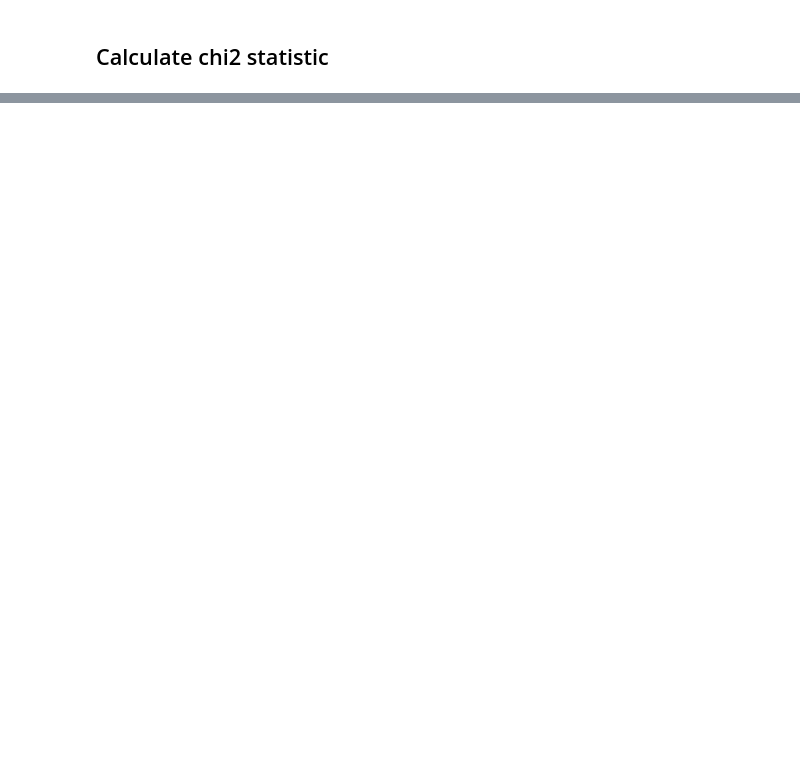
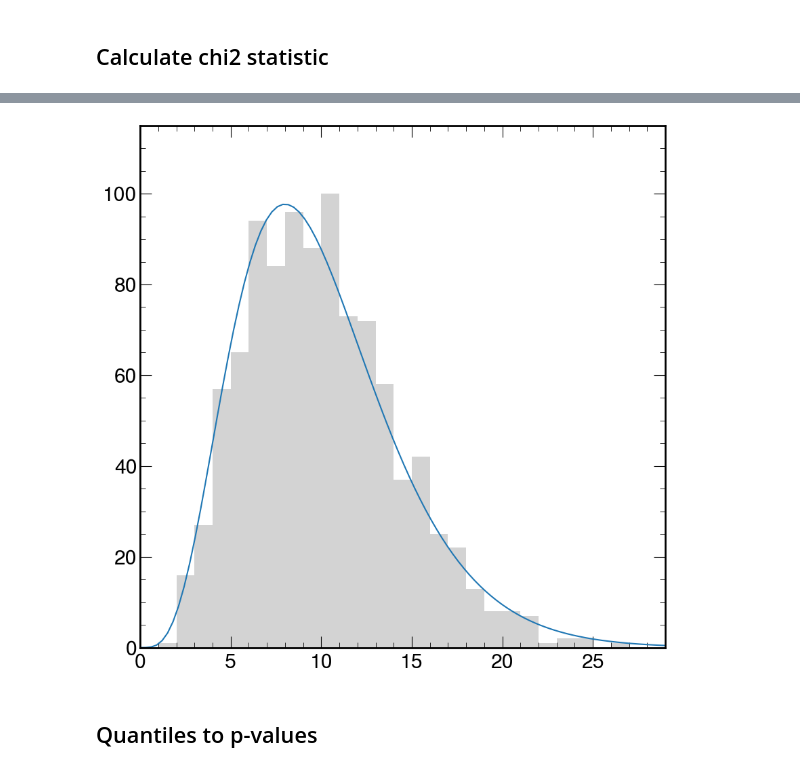
Before and after one commit to rreece/statistics-notebooks, a Jupyter notebook: notebooks/chi2-distribution.ipynb, the cells around one changed output, grey strips where cells are left out. Saved outputs shown, nothing was run; the diff lists cells and outputs as text; code cells hidden in the pictures; blank space fills up the shorter version.

```diff
--- a/notebooks/chi2-distribution.ipynb
+++ b/notebooks/chi2-distribution.ipynb
@@ -71,0 +109,6 @@ z
+# %%
+fig
+# %% [output]
+[figure, added]
+# %% [markdown]
+## Quantiles to p-values
```
Also changed, not shown: parts of 32 cells of this notebook, 1 other file.
